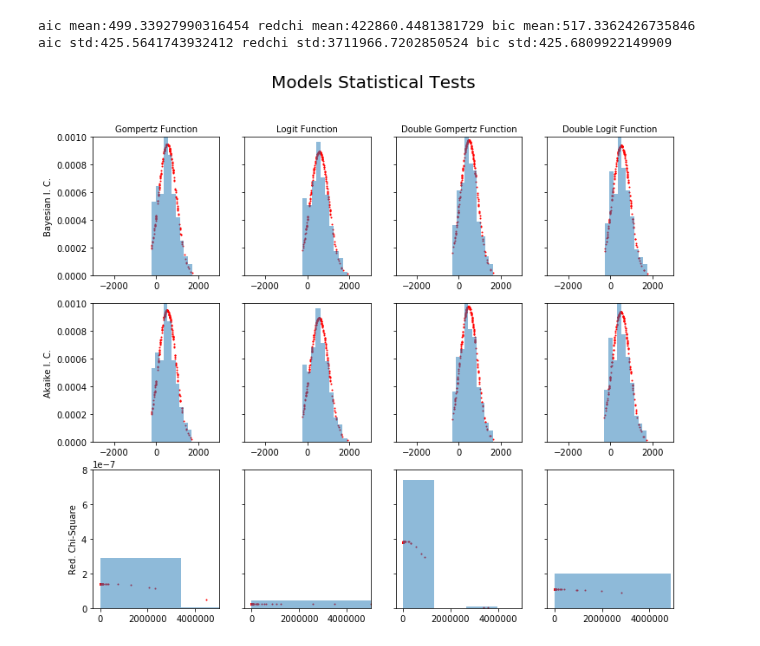
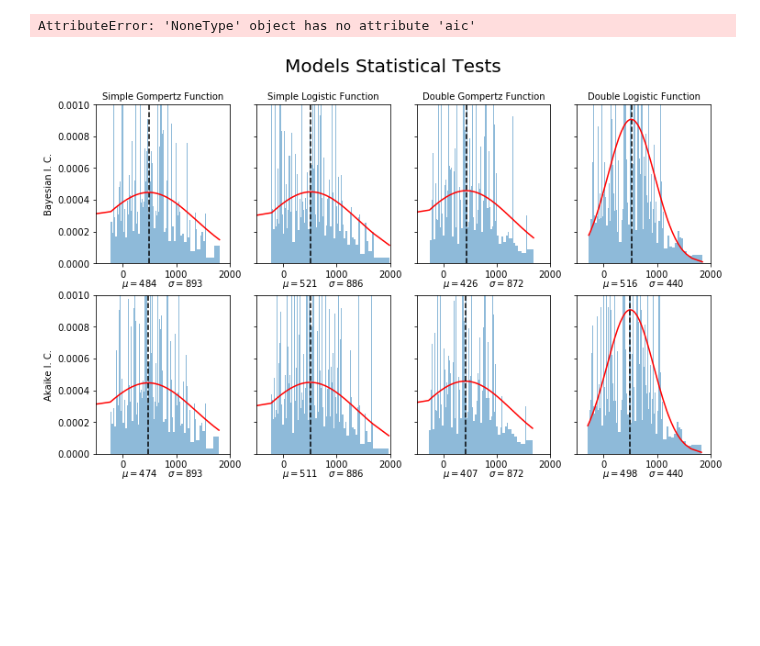
Before and after one commit to maxdevblock/covid-19-italy, a Jupyter notebook: OLD/functions/lmfit-stats.ipynb, the cells around one changed output. Cells and saved outputs as stored; diff of their text form; code cells hidden in the pictures; blank space fills up the shorter version.

Commit message:
new functions

```diff
--- a/OLD/functions/lmfit-stats.ipynb
+++ b/OLD/functions/lmfit-stats.ipynb
@@ -38,7 +49,7 @@ def double_logit_function(x, a1, b1, k1, a2, b2, k2, e):
     l2 = (a2 - a1) / (1 + np.exp(d2))
     return l1 + l2 + e
 # %%
-df = pd.read_pickle("data-confirmed-2020-04-29.pkl")
+df = pd.read_pickle("data-confirmed-2020-05-02.pkl")
 # %%
 def find_outliers(df, func_name, threshold=1.5, best=True):
     aic_outliers = {}
@@ -116,9 +127,8 @@ aic std:408.43036480052706 redchi std:1038113.6991725125 bic std:408.54157398105
 # %%
-best = find_outliers(df, "Double Logit Function")
-bests.update({"Double Logit Function": best})
+best = find_outliers(df, "Double Logistic Function")
+bests.update({"Double Logistic Function": best})
 # %% [output]
-aic mean:499.33927990316454 redchi mean:422860.4481381729 bic mean:517.3362426735846
-aic std:425.5641743932412 redchi std:3711966.7202850524 bic std:425.6809922149909
+AttributeError: 'NoneType' object has no attribute 'aic'
 # %%
 def get_models_stats(df):
 
@@ -133,7 +143,7 @@ def get_models_stats(df):
         redchis.update({f: []})
         bics.update({f: []})
         for country in df[f].index:
-            if country == 'Yemen':
+            if not df[f][country]:
                 aics[f].append(0)
                 redchis[f].append(0)
                 bics[f].append(0)
@@ -146,9 +156,9 @@ def get_models_stats(df):
 # %%
 _stats = get_models_stats(df)
 # %%
-x = np.arange(0, len(_stats["bic"]["Gompertz Function"]))
+x = np.arange(0, len(_stats["bic"]["Simple Gompertz Function"]))
 
-fig, axs = plt.subplots(3, 4, figsize=(12, 10))
+fig, axs = plt.subplots(2, 4, figsize=(12, 7))
 
 for i, f in enumerate(_stats["bic"]):
     fit = sts.norm.pdf(
@@ -156,71 +166,60 @@ for i, f in enumerate(_stats["bic"]):
         np.mean(_stats["bic"][f]),
         np.std(_stats["bic"][f])
     )
+    axs.flat[i].set_xlabel(
+        f"$\mu=${np.mean(_stats['bic'][f]):.0f}    $\sigma=${np.std(_stats['bic'][f]):.0f}",
+        labelpad=-2
+    )
+    axs.flat[i].axvline(np.mean(_stats["bic"][f]), ls="--", c="k")
     axs.flat[i].hist(
         sorted(_stats["bic"][f]),
-        density=True, alpha=.5
+        density=True, alpha=.5,
+        bins=sorted(_stats["bic"][f]),
     )
-    axs.flat[i].scatter(
+    axs.flat[i].plot(
         sorted(_stats["bic"][f]), fit,
-        c="r", s=1
+        c="r", #s=1
     )
     axs.flat[i].set_title(f, fontsize=10)
     axs.flat[i].set_ylim(0, .001)
-    axs.flat[i].set_xlim(-3000, 3000)
+    axs.flat[i].set_xlim(-5e2, 2e3)
     if i:
         axs.flat[i].set_yticklabels([])
     if not i:
         axs.flat[i].set_ylabel("Bayesian I. C.")
 
 for i, f in enumerate(_stats["aic"]):
     fit = sts.norm.pdf(
         sorted(_stats["aic"][f]),
         np.mean(_stats["aic"][f]),
         np.std(_stats["aic"][f])
     )
 
-    axs.flat[i+4].scatter(
+    axs.flat[i+4].plot(
         sorted(_stats["aic"][f]), fit,
-        c="r", s=1
+        c="r", #s=1
     )
+    axs.flat[i+4].set_xlabel(
+        f"$\mu=${np.mean(_stats['aic'][f]):.0f}    $\sigma=${np.std(_stats['aic'][f]):.0f}",
+        labelpad=-2
+    )
+    axs.flat[i+4].axvline(np.mean(_stats["aic"][f]), ls="--", c="k")
     axs.flat[i+4].hist(
         sorted(_stats["aic"][f]),
-        density=True, alpha=.5
+        density=True, alpha=.5,
+        bins=sorted(_stats["aic"][f]),
     )
     axs.flat[i+4].set_ylim(0, .001)
-    axs.flat[i+4].set_xlim(-3000, 3000)
+    axs.flat[i+4].set_xlim(-5e2, 2e3)
     if i:
         axs.flat[i+4].set_yticklabels([])
     if not i:
         axs.flat[i+4].set_ylabel("Akaike I. C.")
 
-for i, f in enumerate(_stats["redchi"]):
-    fit = sts.norm.pdf(
-        sorted(_stats["redchi"][f]),
-        np.mean(_stats["redchi"][f]),
-        np.std(_stats["redchi"][f])
-    )
-
-    axs.flat[i+8].scatter(
-        sorted(_stats["redchi"][f]), fit,
-        c="r", s=1
-    )
-    axs.flat[i+8].hist(
-        sorted(_stats["redchi"][f]),
-        density=True, alpha=.5
-    )
-    axs.flat[i+8].set_ylim(0, 8e-7)
-    axs.flat[i+8].set_xlim(-3e5, 0.5e7)
-    if i:
-        axs.flat[i+8].set_yticklabels([])
-    if not i:
-        axs.flat[i+8].set_ylabel("Red. Chi-Square")
-
-
 fig.suptitle("Models Statistical Tests", fontsize=20)
 plt.show()
 # %% [output]
-[figure, old version]
+[figure, new version]
 # %%
 def get_models_residual(df):
 
```
Also changed, not shown: parts of 43 cells of this notebook, 36 other files.
